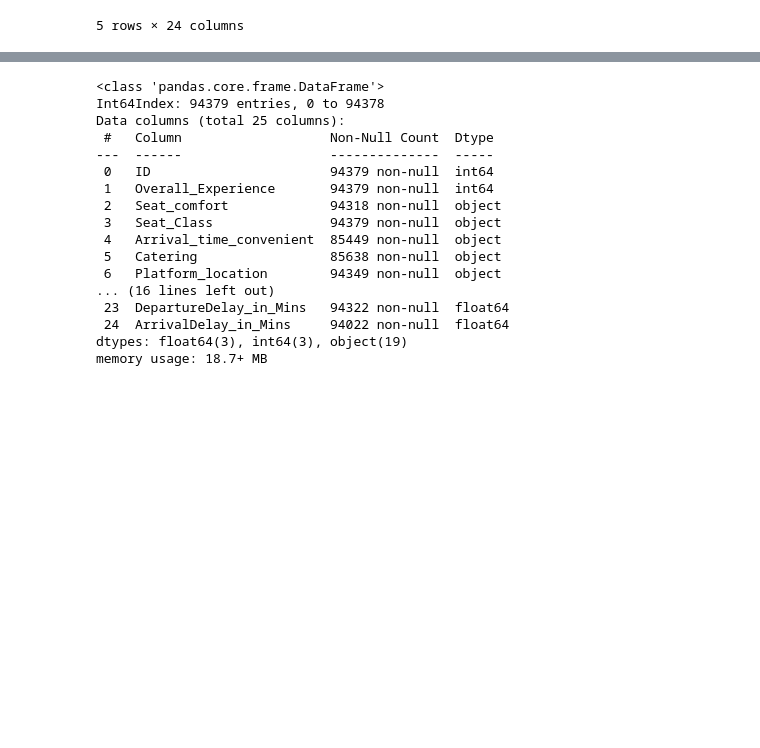
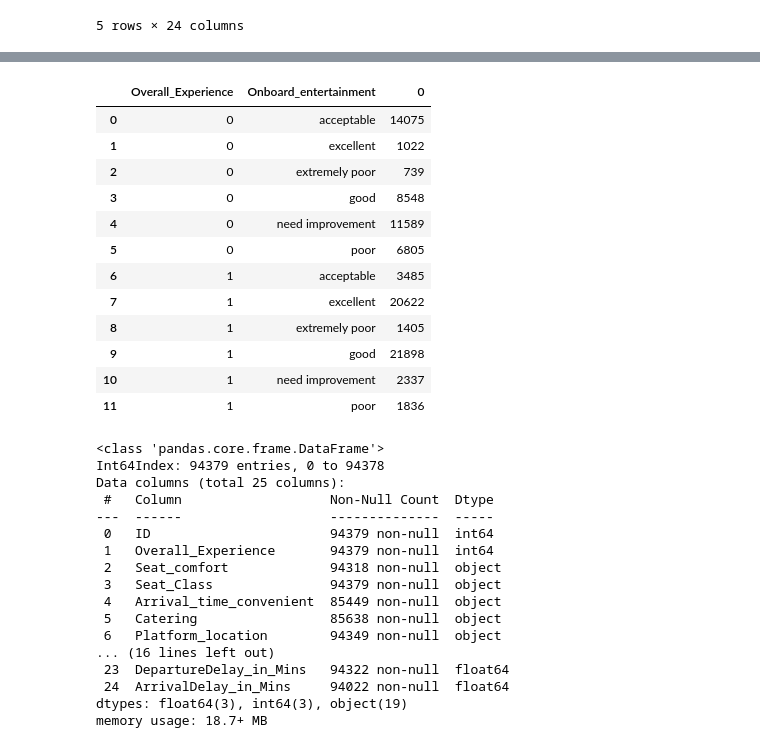
Before and after one commit to rctruta/shinkanzen_travel_experience_hackathon, a Jupyter notebook: eda.ipynb, the cells around one changed output, grey strips where cells are left out. Drawn from its saved outputs; the diff is of its cells as text; code cells hidden in the pictures; blank space fills up the shorter version.

```diff
--- a/eda.ipynb
+++ b/eda.ipynb
@@ -319,3 +336,20 @@ display(merged_df_test.head())
+# %%
+# Overall_Experience and Onboard_entertainment
+merged_df.groupby(['Overall_Experience', 'Onboard_entertainment'])['Overall_Experience', 'Onboard_entertainment'].value_counts().reset_index()
+# %% [output]
+|  | Overall_Experience | Onboard_entertainment | 0 |
+| 0 | 0 | acceptable | 14075 |
+| 1 | 0 | excellent | 1022 |
+| 2 | 0 | extremely poor | 739 |
+| 3 | 0 | good | 8548 |
+| 4 | 0 | need improvement | 11589 |
+| 5 | 0 | poor | 6805 |
+| 6 | 1 | acceptable | 3485 |
+| 7 | 1 | excellent | 20622 |
+| 8 | 1 | extremely poor | 1405 |
+| 9 | 1 | good | 21898 |
+| 10 | 1 | need improvement | 2337 |
+| 11 | 1 | poor | 1836 |
 # %%
 display(merged_df.info())
 display(merged_df_test.info())
```
Also changed, not shown: parts of 4 cells of this notebook.
